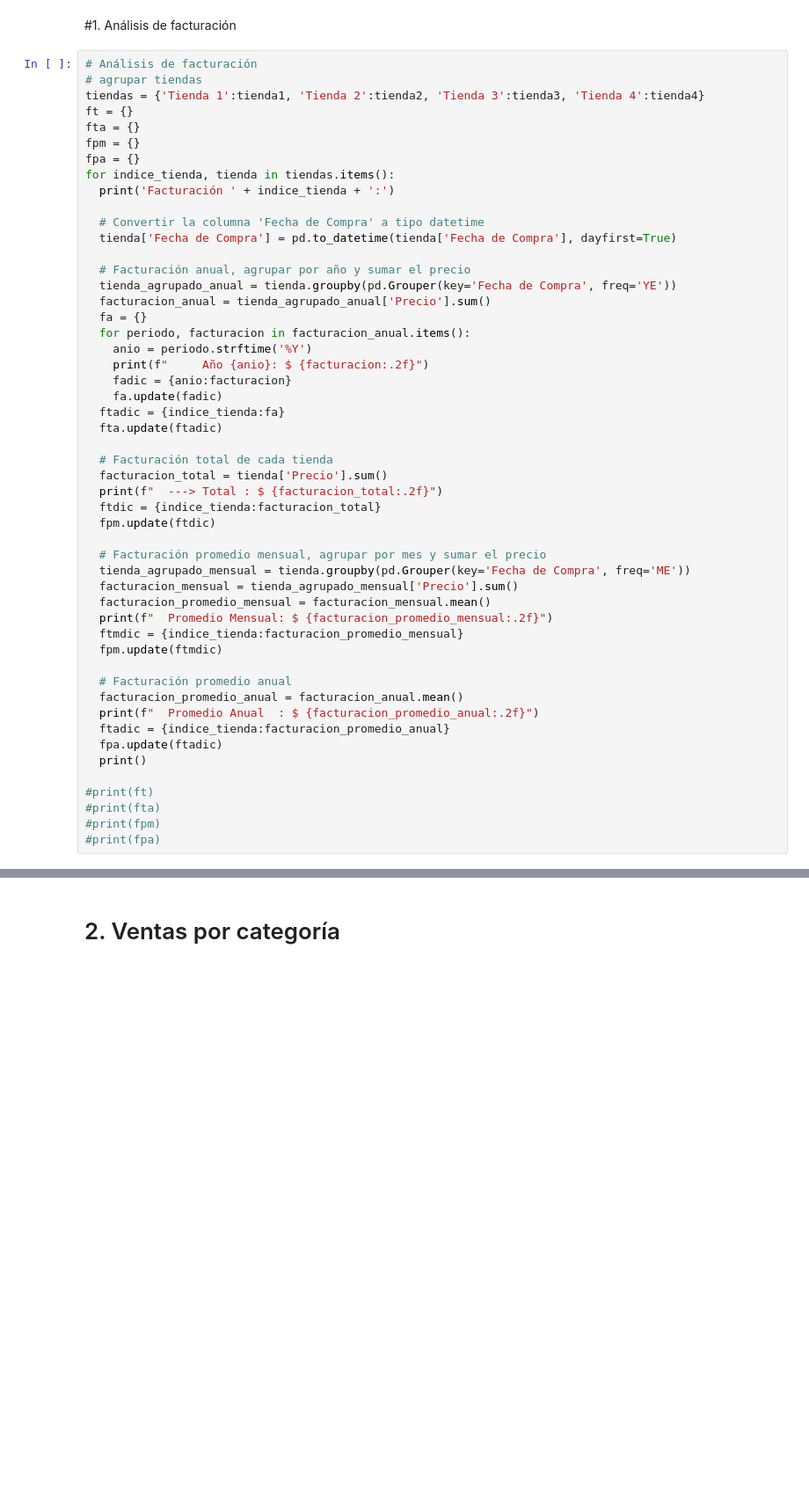
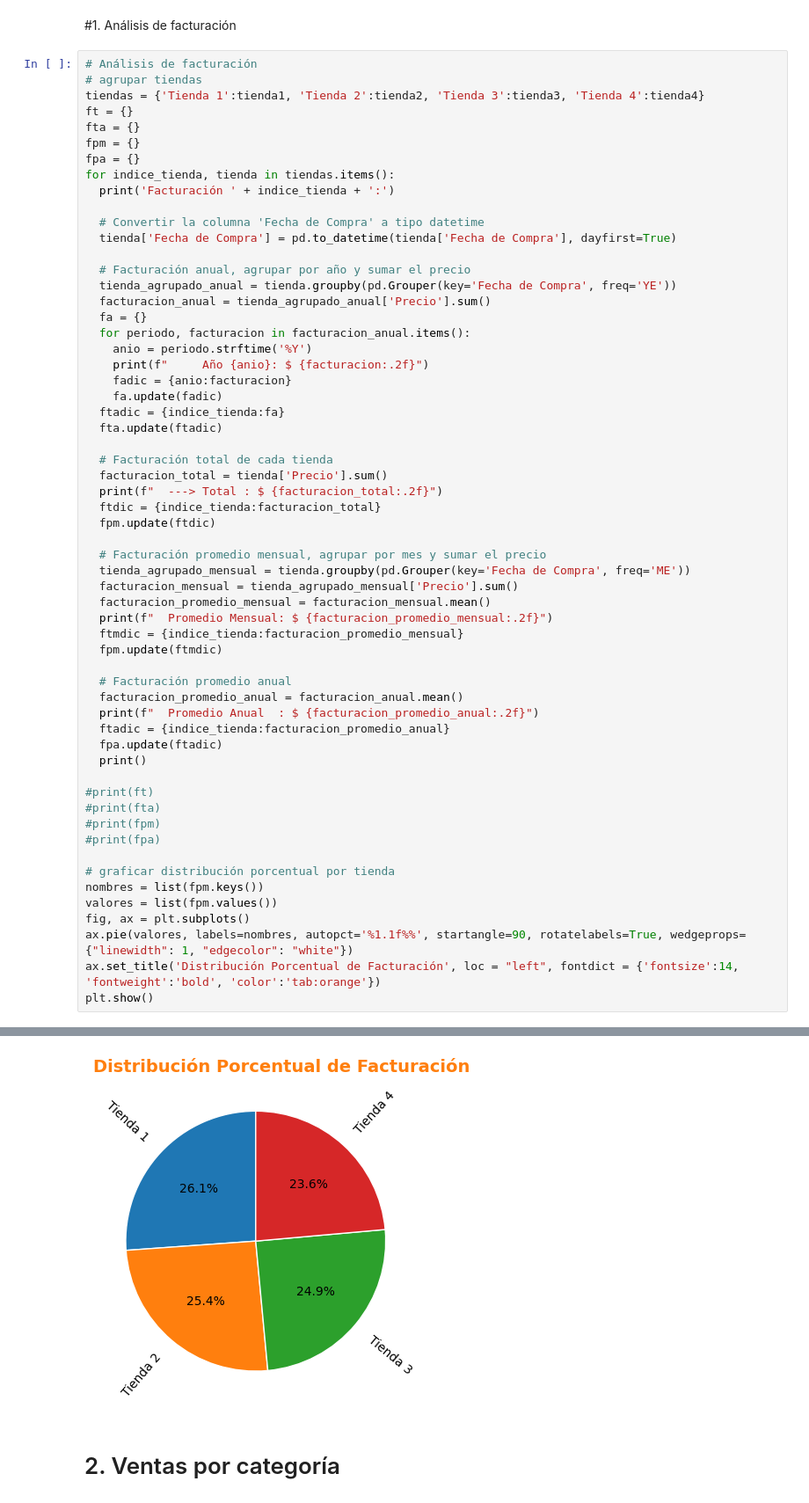
Before and after one commit to freedox-cts/alura-store, a Jupyter notebook: AluraStoreLatam_AAF.ipynb, the cells around one changed output, grey strips where cells are left out. Shown: that part at 88% size. Drawn from its saved outputs; the diff is of its cells as text; blank space fills up the shorter version.

```diff
--- a/AluraStoreLatam_AAF.ipynb
+++ b/AluraStoreLatam_AAF.ipynb
@@ -66,33 +75,42 @@ for indice_tienda, tienda in tiendas.items():
 
   # Facturación promedio anual
   facturacion_promedio_anual = facturacion_anual.mean()
   print(f"  Promedio Anual  : $ {facturacion_promedio_anual:.2f}")
   ftadic = {indice_tienda:facturacion_promedio_anual}
   fpa.update(ftadic)
   print()
 
 #print(ft)
 #print(fta)
 #print(fpm)
 #print(fpa)
+
+# graficar distribución porcentual por tienda
+nombres = list(fpm.keys())
+valores = list(fpm.values())
+fig, ax = plt.subplots()
+ax.pie(valores, labels=nombres, autopct='%1.1f%%', startangle=90, rotatelabels=True, wedgeprops={"linewidth": 1, "edgecolor": "white"})
+ax.set_title('Distribución Porcentual de Facturación', loc = "left", fontdict = {'fontsize':14, 'fontweight':'bold', 'color':'tab:orange'})
+plt.show()
 # %% [output]
 Facturación Tienda 1:
      Año 2020: $ 368933200.00
      Año 2021: $ 362120800.00
      Año 2022: $ 316565600.00
      Año 2023: $ 103260800.00
   ---> Total : $ 1150880400.00
   Promedio Mensual: $ 29509753.85
   Promedio Anual  : $ 287720100.00
 
 Facturación Tienda 2:
      Año 2020: $ 320466600.00
      Año 2021: $ 351215500.00
 ... (19 lines left out)
      Año 2023: $ 57482900.00
   ---> Total : $ 1038375700.00
   Promedio Mensual: $ 26625017.95
   Promedio Anual  : $ 259593925.00
+[figure, added]
 # %% [markdown]
 # 2. Ventas por categoría
 # %%
```
Also changed, not shown: parts of 5 cells of this notebook.
